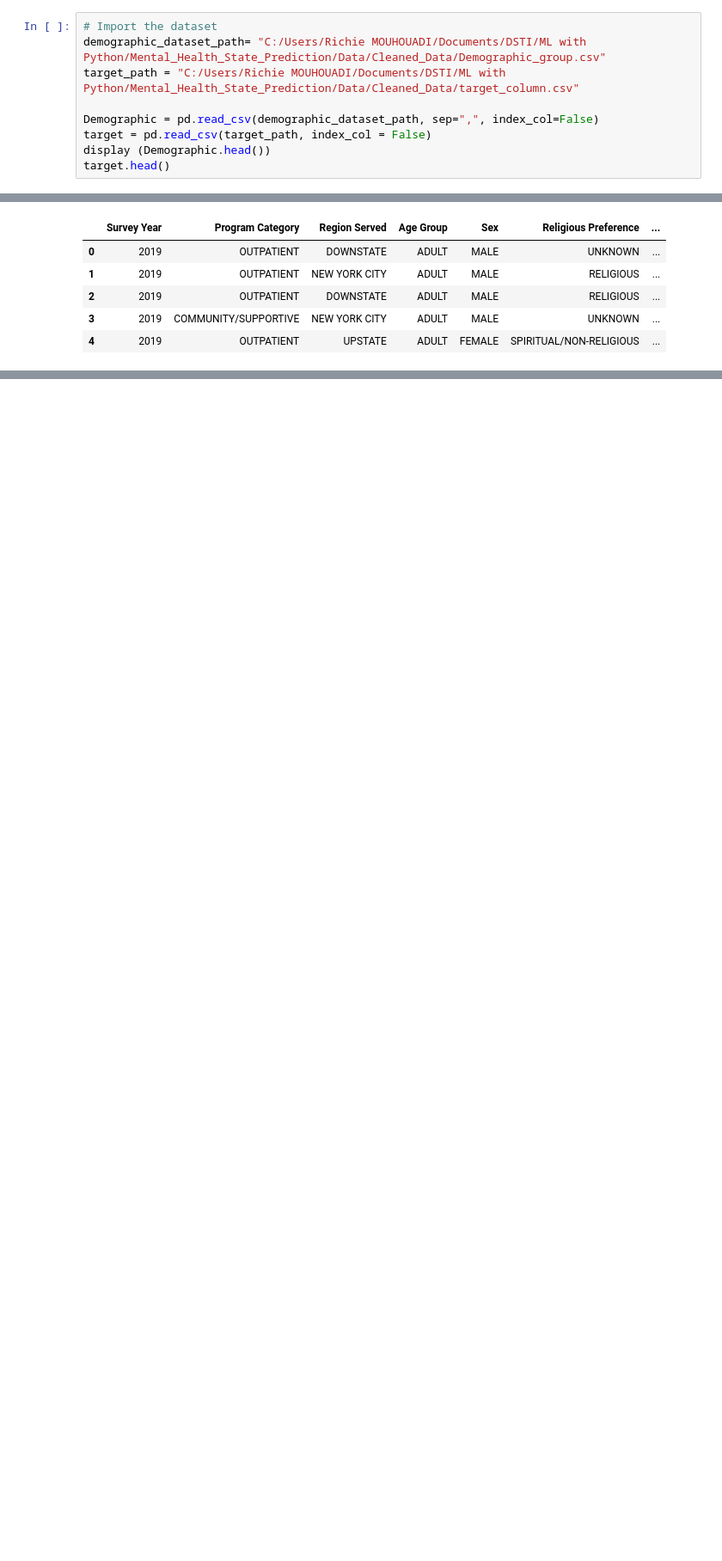
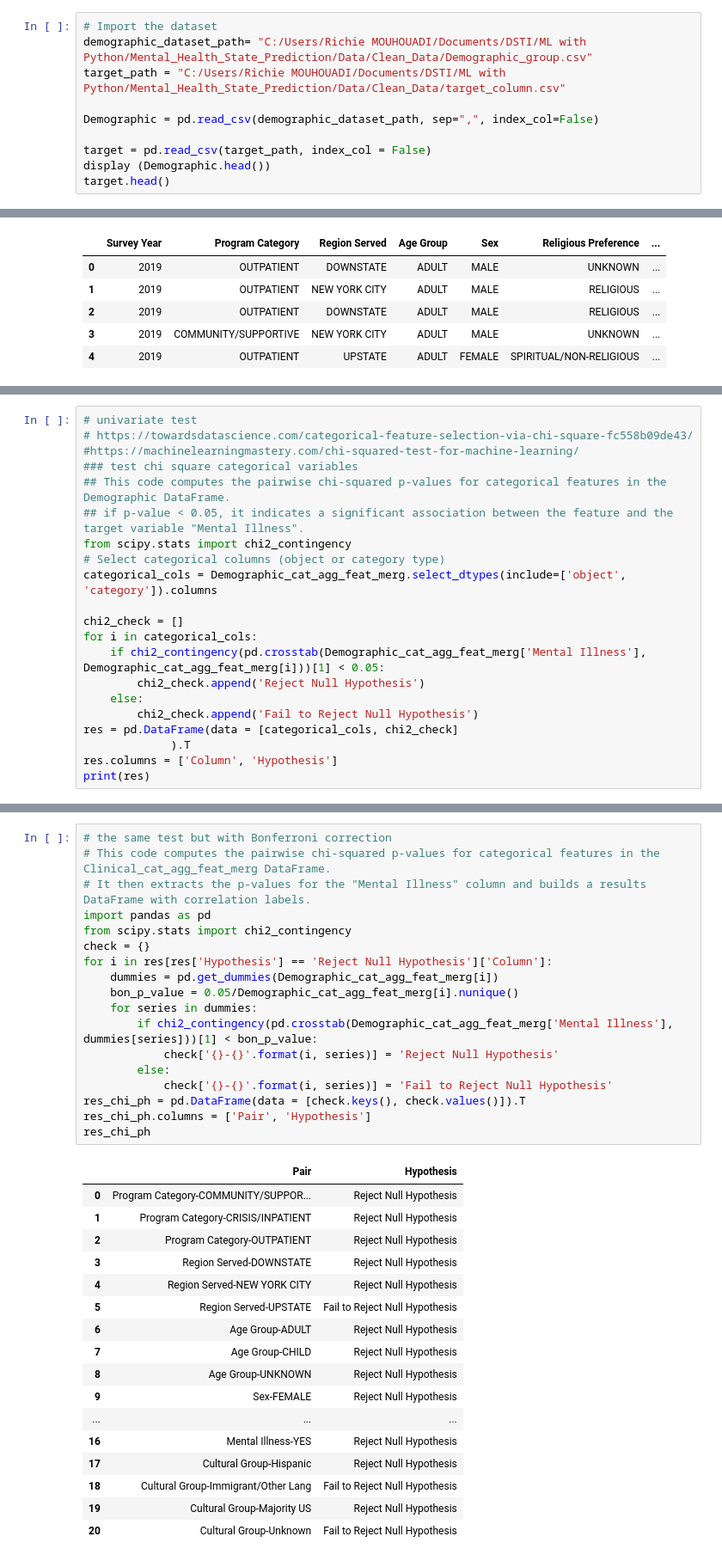
Before and after one commit to rdmouhouadi/Mental_Health_State_Prediction, a Jupyter notebook: Notebooks/EDA_Demographic_Group.ipynb, the cells around one changed output, grey strips where cells are left out. Shown: that part at 86% size. Drawn from its saved outputs; the diff is of its cells as text; blank space fills up the shorter version.

Commit message:
Demographic_group feat Sel.

```diff
--- a/Notebooks/EDA_Demographic_Group.ipynb
+++ b/Notebooks/EDA_Demographic_Group.ipynb
@@ -6,10 +6,11 @@ import plotly.graph_objects as go
 # EDA Demographic Group
 # %%
 # Import the dataset
-demographic_dataset_path= "C:/Users/Richie MOUHOUADI/Documents/DSTI/ML with Python/Mental_Health_State_Prediction/Data/Cleaned_Data/Demographic_group.csv"
-target_path = "C:/Users/Richie MOUHOUADI/Documents/DSTI/ML with Python/Mental_Health_State_Prediction/Data/Cleaned_Data/target_column.csv"
+demographic_dataset_path= "C:/Users/Richie MOUHOUADI/Documents/DSTI/ML with Python/Mental_Health_State_Prediction/Data/Clean_Data/Demographic_group.csv"
+target_path = "C:/Users/Richie MOUHOUADI/Documents/DSTI/ML with Python/Mental_Health_State_Prediction/Data/Clean_Data/target_column.csv"
 
 Demographic = pd.read_csv(demographic_dataset_path, sep=",", index_col=False)
+
 target = pd.read_csv(target_path, index_col = False)
 display (Demographic.head())
 target.head()
@@ -392,0 +413,21 @@ Demographic_cat_agg_feat_merg.head()
+# %%
+# univariate test
+# https://towardsdatascience.com/categorical-feature-selection-via-chi-square-fc558b09de43/
+#https://machinelearningmastery.com/chi-squared-test-for-machine-learning/
+### test chi square categorical variables
+## This code computes the pairwise chi-squared p-values for categorical features in the Demographic DataFrame.
+## if p-value < 0.05, it indicates a significant association between the feature and the target variable "Mental Illness".
+from scipy.stats import chi2_contingency
+# Select categorical columns (object or category type)
+categorical_cols = Demographic_cat_agg_feat_merg.select_dtypes(include=['object', 'category']).columns
+
+chi2_check = []
+for i in categorical_cols:
+    if chi2_contingency(pd.crosstab(Demographic_cat_agg_feat_merg['Mental Illness'], Demographic_cat_agg_feat_merg[i]))[1] < 0.05:
+        chi2_check.append('Reject Null Hypothesis')
+    else:
+        chi2_check.append('Fail to Reject Null Hypothesis')
+res = pd.DataFrame(data = [categorical_cols, chi2_check]
+             ).T
+res.columns = ['Column', 'Hypothesis']
+print(res)
@@ -392,0 +559,36 @@ Demographic_cat_agg_feat_merg.head()
+# %%
+# the same test but with Bonferroni correction
+# This code computes the pairwise chi-squared p-values for categorical features in the Clinical_cat_agg_feat_merg DataFrame.
+# It then extracts the p-values for the "Mental Illness" column and builds a results DataFrame with correlation labels.
+import pandas as pd
+from scipy.stats import chi2_contingency
+check = {}
+for i in res[res['Hypothesis'] == 'Reject Null Hypothesis']['Column']:
+    dummies = pd.get_dummies(Demographic_cat_agg_feat_merg[i])
+    bon_p_value = 0.05/Demographic_cat_agg_feat_merg[i].nunique()
+    for series in dummies:
+        if chi2_contingency(pd.crosstab(Demographic_cat_agg_feat_merg['Mental Illness'], dummies[series]))[1] < bon_p_value:
+            check['{}-{}'.format(i, series)] = 'Reject Null Hypothesis'
+        else:
+            check['{}-{}'.format(i, series)] = 'Fail to Reject Null Hypothesis'
+res_chi_ph = pd.DataFrame(data = [check.keys(), check.values()]).T
+res_chi_ph.columns = ['Pair', 'Hypothesis']
+res_chi_ph
+# %% [output]
+|  | Pair | Hypothesis |
+| 0 | Program Category-COMMUNITY/SUPPOR... | Reject Null Hypothesis |
+| 1 | Program Category-CRISIS/INPATIENT | Reject Null Hypothesis |
+| 2 | Program Category-OUTPATIENT | Reject Null Hypothesis |
+| 3 | Region Served-DOWNSTATE | Reject Null Hypothesis |
+| 4 | Region Served-NEW YORK CITY | Reject Null Hypothesis |
+| 5 | Region Served-UPSTATE | Fail to Reject Null Hypothesis |
+| 6 | Age Group-ADULT | Reject Null Hypothesis |
+| 7 | Age Group-CHILD | Reject Null Hypothesis |
+| 8 | Age Group-UNKNOWN | Reject Null Hypothesis |
+| 9 | Sex-FEMALE | Reject Null Hypothesis |
+| ... | ... | ... |
+| 16 | Mental Illness-YES | Reject Null Hypothesis |
+| 17 | Cultural Group-Hispanic | Reject Null Hypothesis |
+| 18 | Cultural Group-Immigrant/Other Lang | Fail to Reject Null Hypothesis |
+| 19 | Cultural Group-Majority US | Reject Null Hypothesis |
+| 20 | Cultural Group-Unknown | Fail to Reject Null Hypothesis |
```
Also changed, not shown: parts of 10 cells of this notebook, 1 other file.
